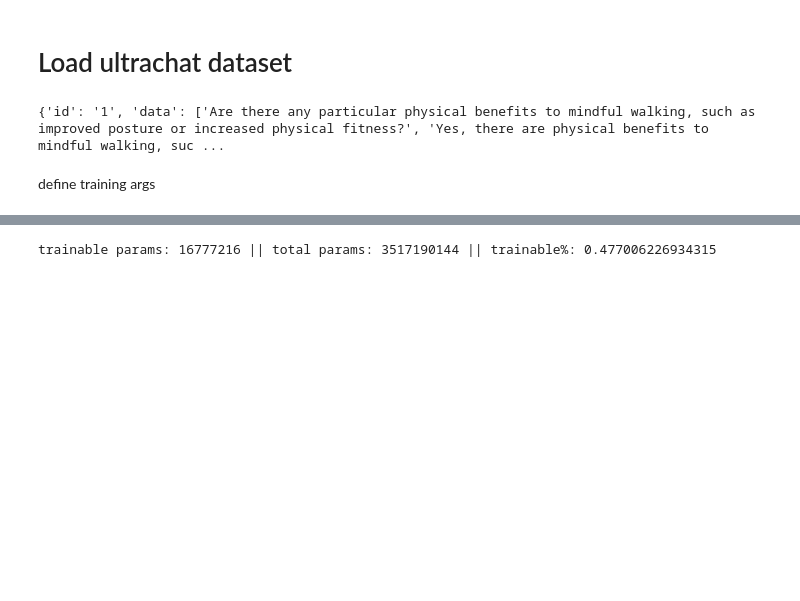
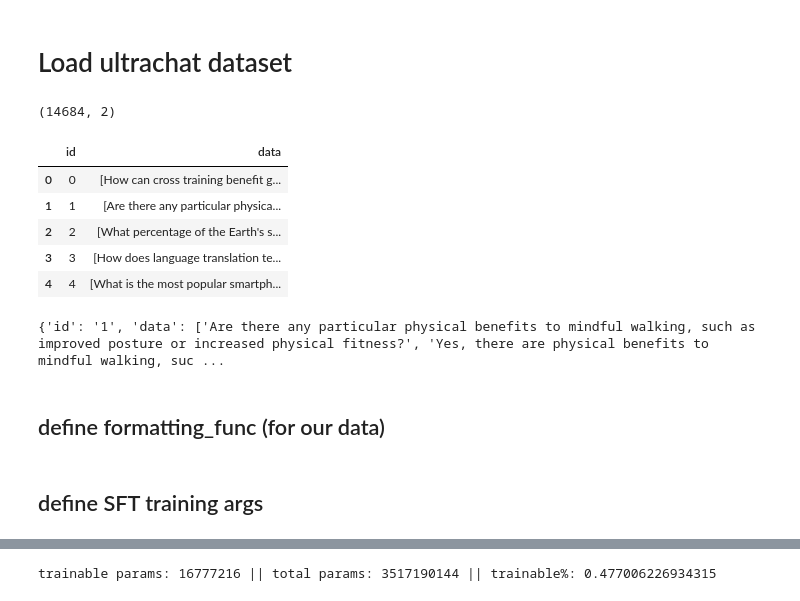
Before and after one commit to Lior-Baruch/LLM-Advanced-FineTuning, a Jupyter notebook: SFT_DPO_llama_2.ipynb, the cells around one changed output, grey strips where cells are left out. Saved outputs shown, nothing was run; the diff lists cells and outputs as text; code cells hidden in the pictures; blank space fills up the shorter version.

```diff
--- a/SFT_DPO_llama_2.ipynb
+++ b/SFT_DPO_llama_2.ipynb
@@ -84,9 +83,22 @@ lora_config = LoraConfig(
 # %%
 from datasets import load_dataset
 
 # Load dataset ultrachat (User Assisted Chat Dataset)
 train_dataset = load_dataset("stingning/ultrachat", split="train[:1%]")
+df_train_sft = train_dataset.to_pandas()
+print(df_train_sft.shape)
+df_train_sft.head()
+# %% [output]
+(14684, 2)
+|  | id | data |
+| 0 | 0 | [How can cross training benefit g... |
+| 1 | 1 | [Are there any particular physica... |
+| 2 | 2 | [What percentage of the Earth's s... |
+| 3 | 3 | [How does language translation te... |
+| 4 | 4 | [What is the most popular smartph... |
 # %%
 print(train_dataset[1])
 # %% [output]
 {'id': '1', 'data': ['Are there any particular physical benefits to mindful walking, such as improved posture or increased physical fitness?', 'Yes, there are physical benefits to mindful walking, suc ...
+# %% [markdown]
+## define formatting_func (for our data)
@@ -93,5 +110,5 @@ print(train_dataset[1])
 # %% [markdown]
-define training args
+## define SFT training args
 # %%
 from transformers import TrainingArguments
 
```
Also changed, not shown: parts of 38 cells of this notebook.
